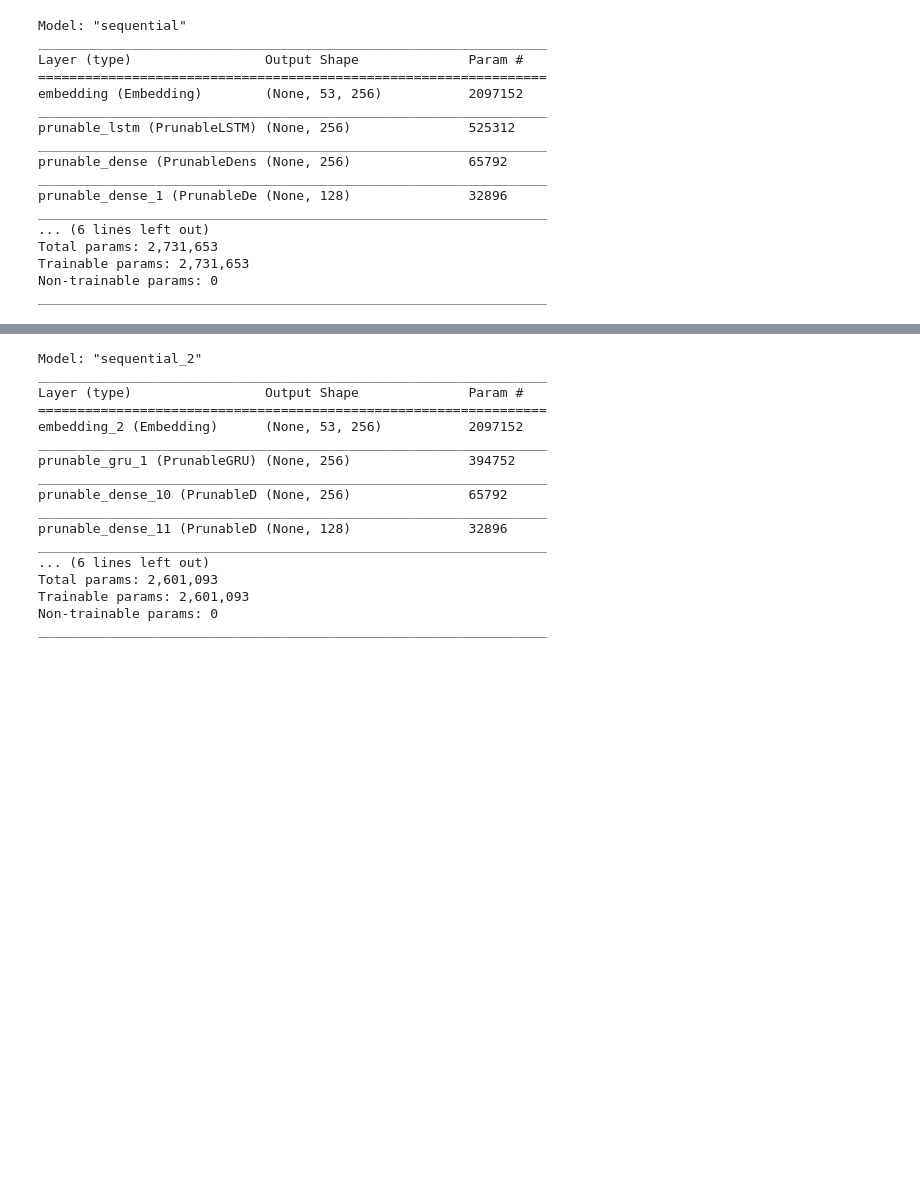
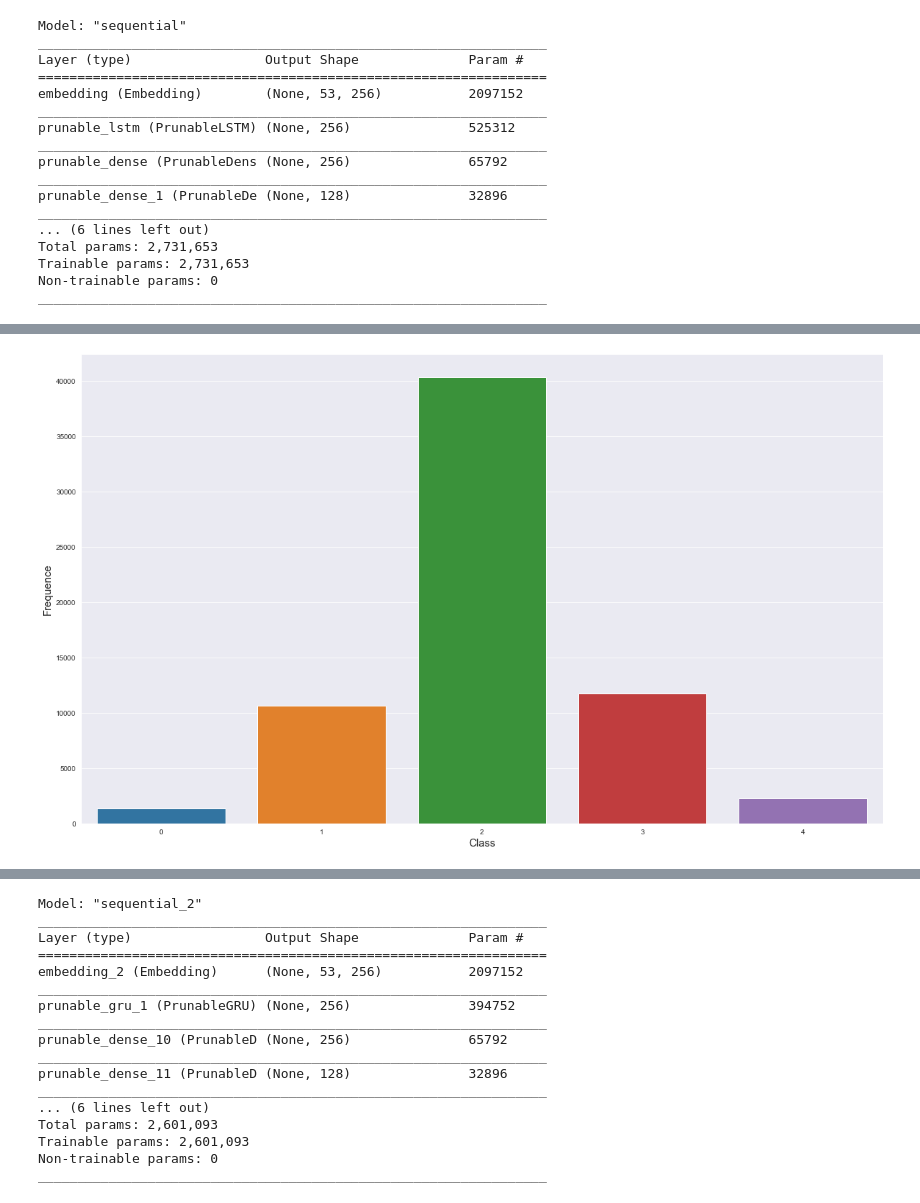
Before and after one commit to luizhemelo/AAP_ProjetoFinal, a Jupyter notebook: LT-LSTM/Prunable Recurrent Models.ipynb, the cells around one changed output, grey strips where cells are left out. Saved outputs shown, nothing was run; the diff lists cells and outputs as text; code cells hidden in the pictures; blank space fills up the shorter version.

```diff
--- a/LT-LSTM/Prunable Recurrent Models.ipynb
+++ b/LT-LSTM/Prunable Recurrent Models.ipynb
@@ -172 +181,13 @@ Reusing TensorBoard on port 6006 (pid 10140), started 1 day, 16:28:42 ago. (Use
 [interactive output not drawn]
+# %%
+y = model_lstm.predict_classes(X_test)
+# %%
+u = numpy.unique(y, return_counts=True)
+# %%
+_, axis = pyplot.subplots(figsize=(20, 12))
+seaborn.barplot(x=u[0], y=u[1])
+axis.set_ylabel("Frequence", fontsize=15)
+axis.set_xlabel("Class", fontsize=15)
+pyplot.show()
+# %% [output]
+[figure, added]
```
Also changed, not shown: parts of 13 cells of this notebook.
